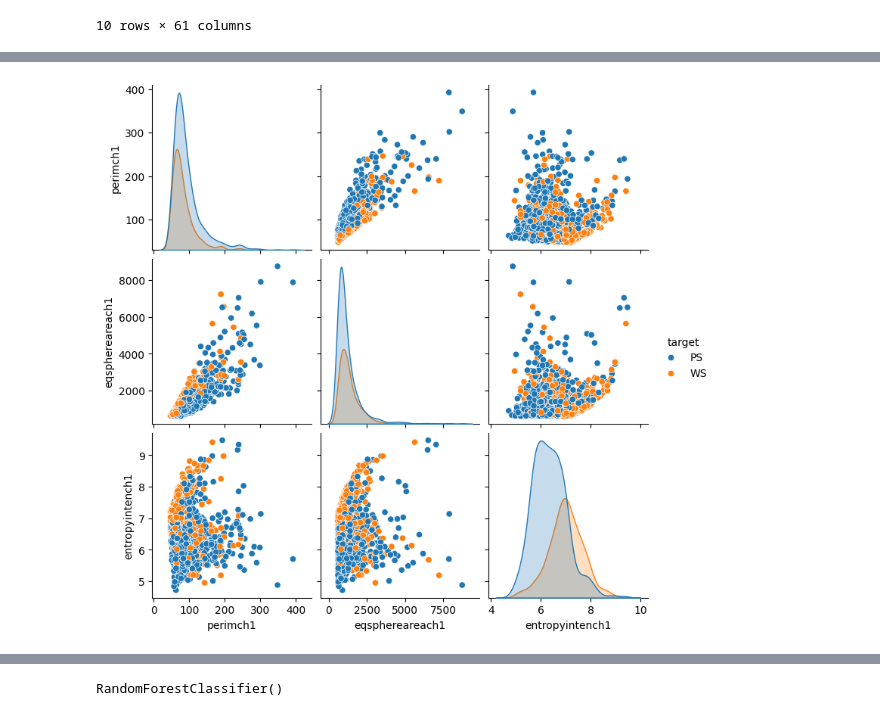
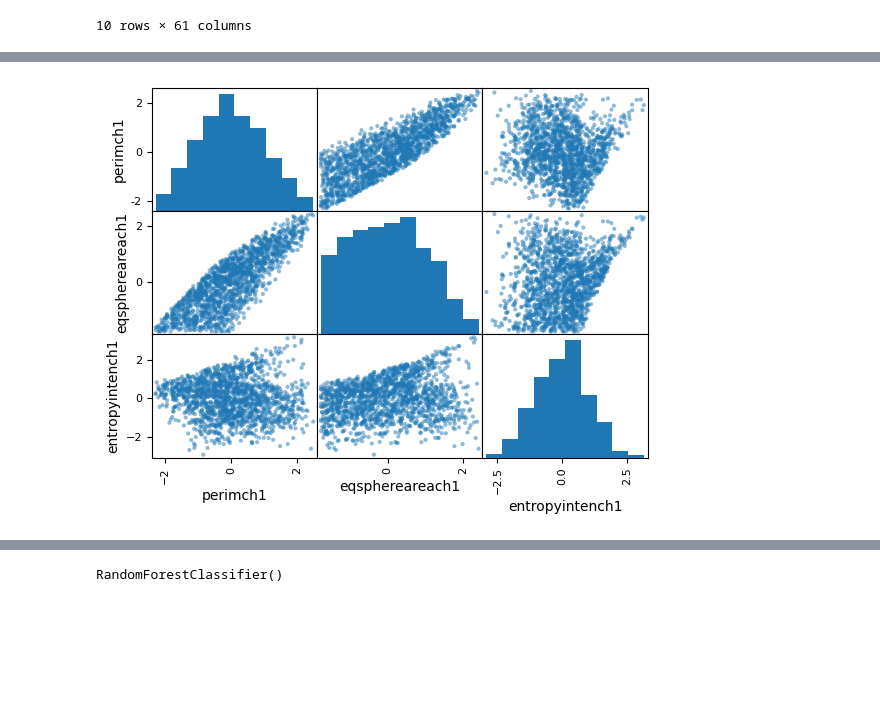
Before and after one commit to rodri-iot/cell_segmatation, a Jupyter notebook: cell_segmentation_model_rf.ipynb, the cells around one changed output, grey strips where cells are left out. Drawn from its saved outputs; the diff is of its cells as text; code cells hidden in the pictures; blank space fills up the shorter version.

```diff
--- a/cell_segmentation_model_rf.ipynb
+++ b/cell_segmentation_model_rf.ipynb
@@ -125,8 +135,8 @@ plt.show()
-# %%
-sns.pairplot(data= df_train, hue= 'target')
-plt.show()
-# %% [output]
-[figure, removed]
+# %%
+pd.plotting.scatter_matrix(df_train)
+plt.show()
+# %% [output]
+[figure, added]
 # %%
 sns.heatmap(df_train.select_dtypes('number').corr(), vmin= -1, vmax= 1, annot= True, cmap="RdBu")
 plt.show()
```
Also changed, not shown: parts of 8 cells of this notebook, 4 other files.
